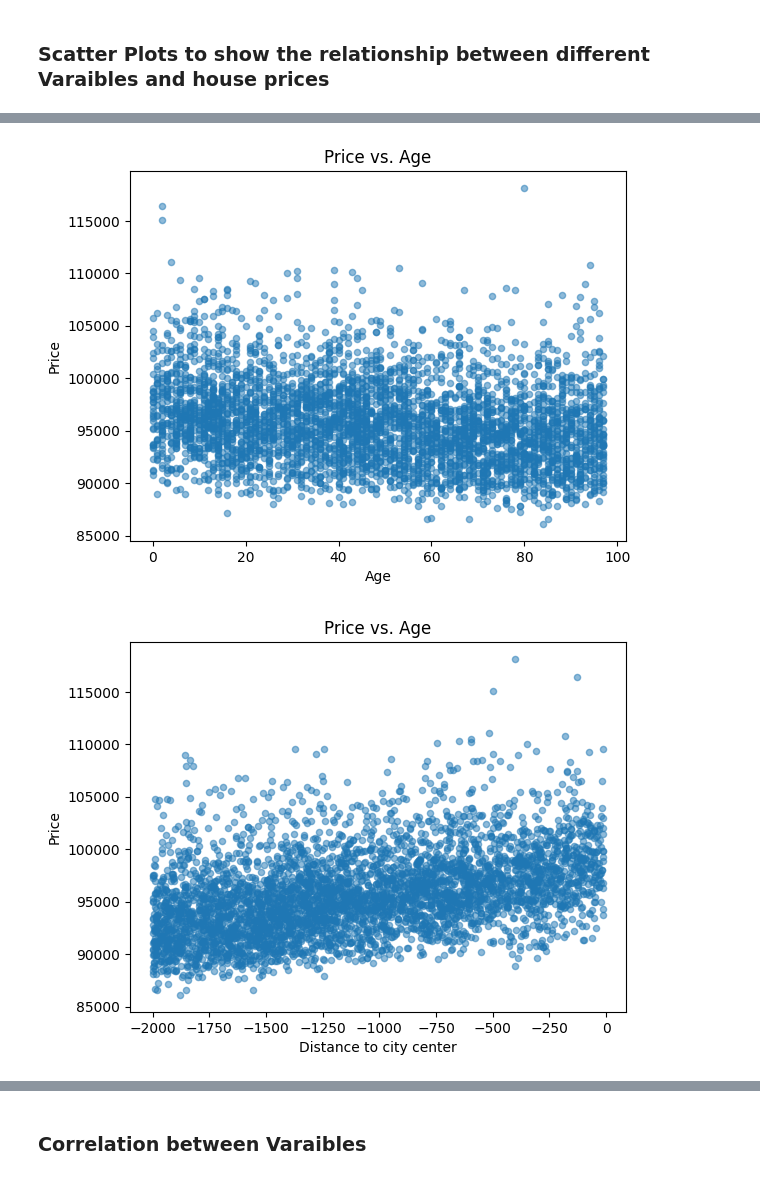
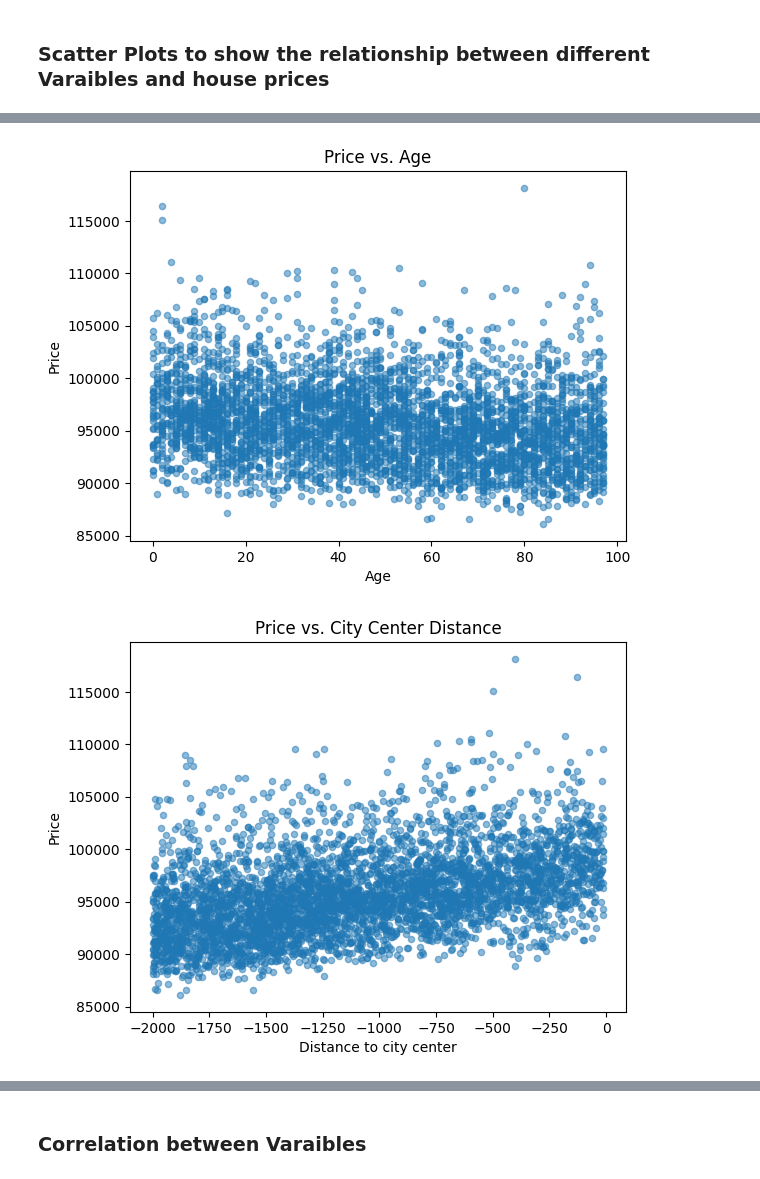
Before and after one commit to 2024-FALL-DSC-412-001/NCState-Exploring-Machine-Learning-DSC412-project-Arjun-Vaish, a Jupyter notebook: housing_price_prediction.ipynb, the cells around one changed output, grey strips where cells are left out. Cells and saved outputs as stored; diff of their text form; code cells hidden in the pictures.

```diff
--- a/housing_price_prediction.ipynb
+++ b/housing_price_prediction.ipynb
@@ -104,32 +102,39 @@ plt.title('Price vs. Square Meters')
 plt.xlabel('Net Square Meters')
 plt.ylabel('Price')
 plt.show()
 
 data.plot.scatter(x='Bedroom_Count', y='Price USD', alpha=0.5)
 plt.title('Price vs. Bedroom Count')
-plt.xlabel('Bedroom COunt')
+plt.xlabel('Bedroom Count')
 plt.ylabel('Price')
 plt.show()
 
 data.plot.scatter(x='Age', y='Price USD', alpha=0.5)
 plt.title('Price vs. Age')
 plt.xlabel('Age')
 plt.ylabel('Price')
 plt.show()
 
 data.plot.scatter(x='City_Center_Distance (Miles)', y='Price USD', alpha=0.5)
 plt.title('Price vs. City Center Distance')
 plt.xlabel('Distance to city center')
 plt.ylabel('Price')
 plt.show()
 
 data.plot.scatter(x='Metro_Distance (Miles)', y='Price USD', alpha=0.5)
 plt.title('Price vs. Metro distance')
 plt.xlabel('Distance to city metro')
 plt.ylabel('Price')
 plt.show()
+
+
+data.plot.scatter(x='Floor_Number', y='Price USD', alpha=0.5)
+plt.title('Price vs. FloorN')
+plt.xlabel('Floor Number')
+plt.ylabel('Price')
+plt.show()
 # %% [output]
 [figure]
 [figure]
 [figure]
-[figure, old version]
+[figure, new version]
```
Also changed, not shown: parts of 8 cells of this notebook.
